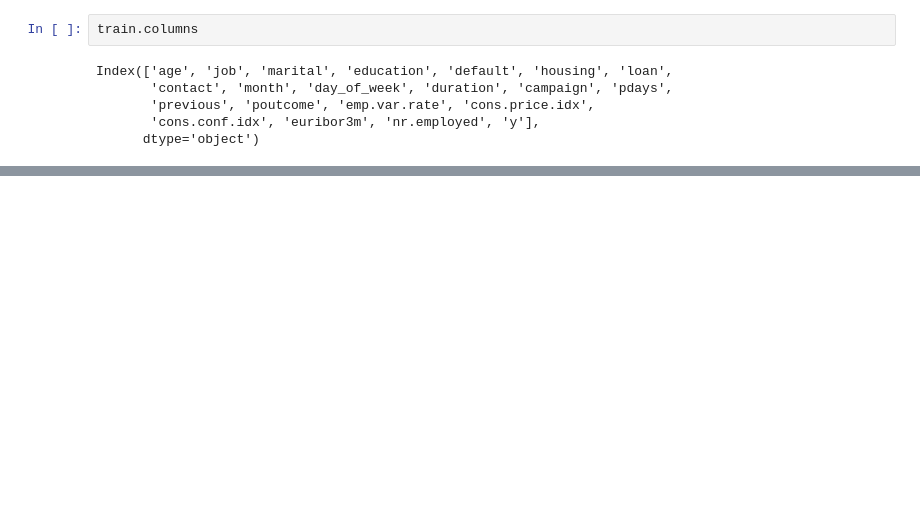
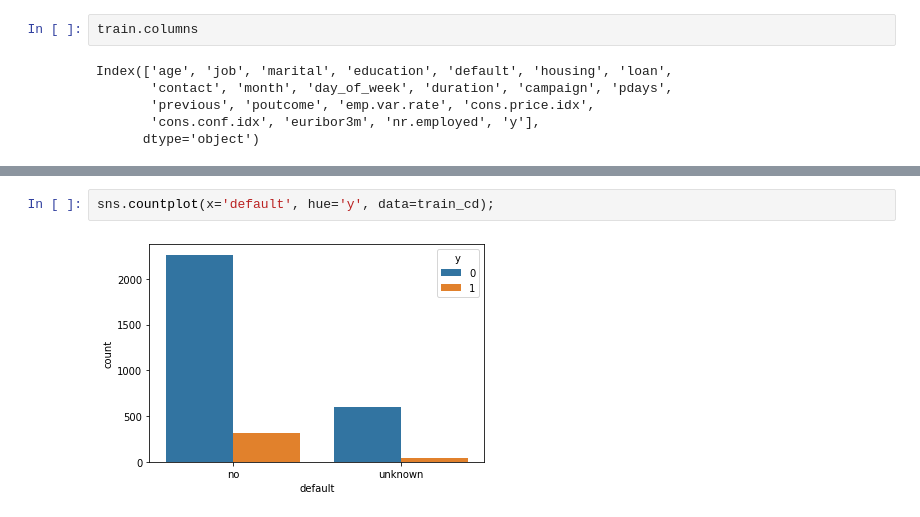
Before and after one commit to constfadeev/Summer_School, a Jupyter notebook: 1 binary classification/baseline_1.ipynb, the cells around one changed output, grey strips where cells are left out. Cells and saved outputs as stored; diff of their text form; blank space fills up the shorter version.

```diff
--- a/1 binary classification/baseline_1.ipynb
+++ b/1 binary classification/baseline_1.ipynb
@@ -83,0 +171,4 @@ train.describe()
+# %%
+sns.countplot(x='default', hue='y', data=train_cd);
+# %% [output]
+[figure, added]
```
Also changed, not shown: parts of 12 cells of this notebook.
